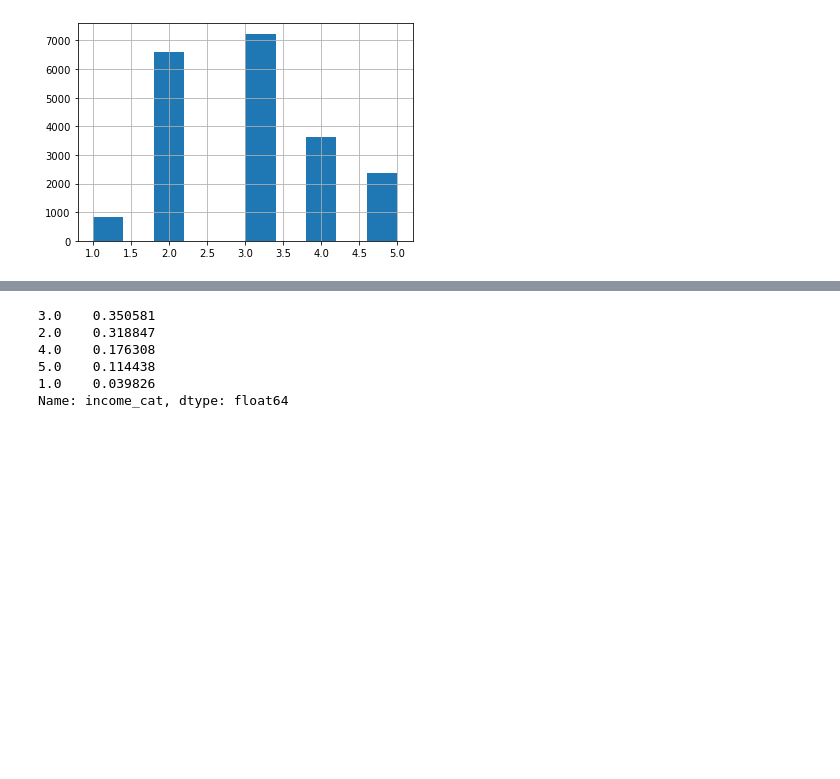
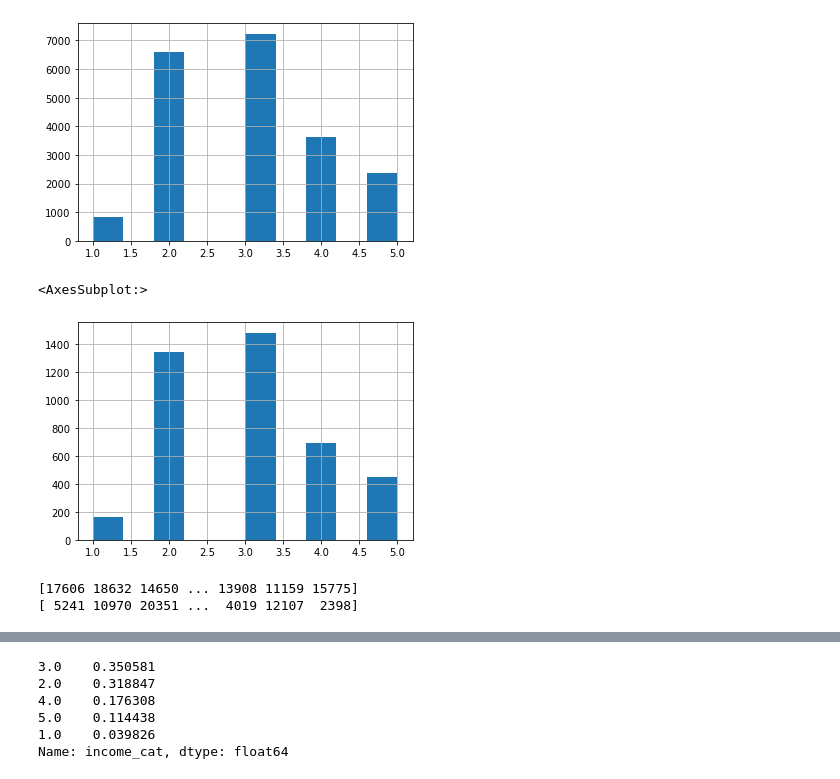
Before and after one commit to ceyhunsahin/Machine_Learning, a Jupyter notebook: Hands on ML_exercises.ipynb, the cells around one changed output, grey strips where cells are left out. Drawn from its saved outputs; the diff is of its cells as text; code cells hidden in the pictures; blank space fills up the shorter version.

```diff
--- a/Hands on ML_exercises.ipynb
+++ b/Hands on ML_exercises.ipynb
@@ -151,3 +151,8 @@ housing.head()
 | 2 | -122.24 | 37.85 | 52.0 | 1467.0 | 190.0 | 496.0 | 177.0 | ... |
 | 3 | -122.25 | 37.85 | 52.0 | 1274.0 | 235.0 | 558.0 | 219.0 | ... |
 | 4 | -122.25 | 37.85 | 52.0 | 1627.0 | 280.0 | 565.0 | 259.0 | ... |
+# %%
+# with sklearn
+from sklearn.model_selection import train_test_split
+train_set_sk, test_set_sk = train_test_split(housing, test_size=0.2, random_state=42)
+print(train_set_sk)
@@ -156,11 +179,21 @@ housing["income_cat"].hist(bins = 10)
 # %% [output]
 <AxesSubplot:>
 [figure]
+# %%
+test_set_sk["income_cat"].hist(bins = 10)
+# %% [output]
+<AxesSubplot:>
+[figure, added]
 # %%
 from sklearn.model_selection import StratifiedShuffleSplit
 split = StratifiedShuffleSplit(n_splits=1, test_size=0.2, random_state=42)
 
 for train_index, test_index in split.split(housing, housing["income_cat"]):
+    print(train_index)
+    print(test_index)
     strat_train_set = housing.loc[train_index]
 
     strat_test_set = housing.loc[test_index]
+# %% [output]
+[17606 18632 14650 ... 13908 11159 15775]
+[ 5241 10970 20351 ...  4019 12107  2398]
```
Also changed, not shown: parts of 19 cells of this notebook.
